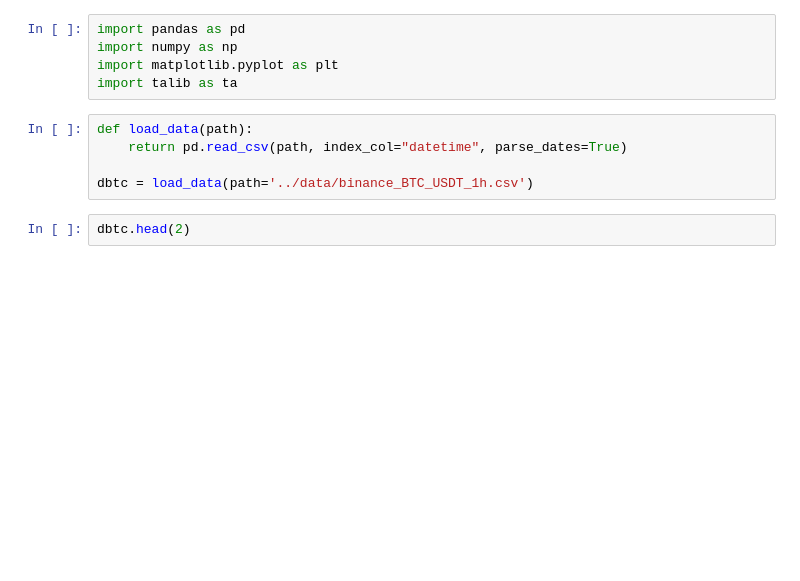
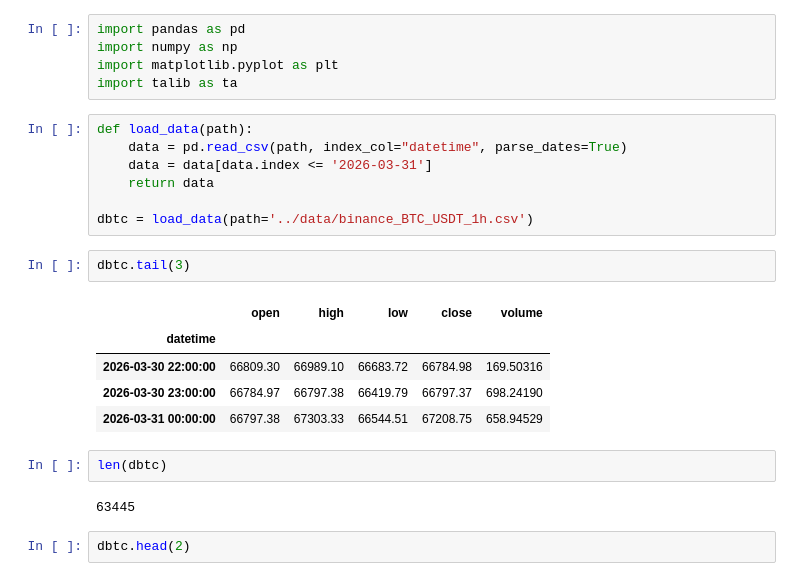
Before and after one commit to nhutphat1203/drl-crypto, a Jupyter notebook: notebook/visualize.ipynb, the cells around one changed output. Drawn from its saved outputs; the diff is of its cells as text; blank space fills up the shorter version.

```diff
--- a/notebook/visualize.ipynb
+++ b/notebook/visualize.ipynb
@@ -5,9 +5,23 @@ import matplotlib.pyplot as plt
 import talib as ta
 # %%
 def load_data(path):
-    return pd.read_csv(path, index_col="datetime", parse_dates=True)
+    data = pd.read_csv(path, index_col="datetime", parse_dates=True)
+    data = data[data.index <= '2026-03-31']
+    return data
 
 dbtc = load_data(path='../data/binance_BTC_USDT_1h.csv')
+# %%
+dbtc.tail(3)
+# %% [output]
+|  | open | high | low | close | volume |
+| datetime |  |  |  |  |  |
+| 2026-03-30 22:00:00 | 66809.30 | 66989.10 | 66683.72 | 66784.98 | 169.50316 |
+| 2026-03-30 23:00:00 | 66784.97 | 66797.38 | 66419.79 | 66797.37 | 698.24190 |
+| 2026-03-31 00:00:00 | 66797.38 | 67303.33 | 66544.51 | 67208.75 | 658.94529 |
+# %%
+len(dbtc)
+# %% [output]
+63445
 # %%
 dbtc.head(2)
 # %% [output]
```
Also changed, not shown: 4 other files.
